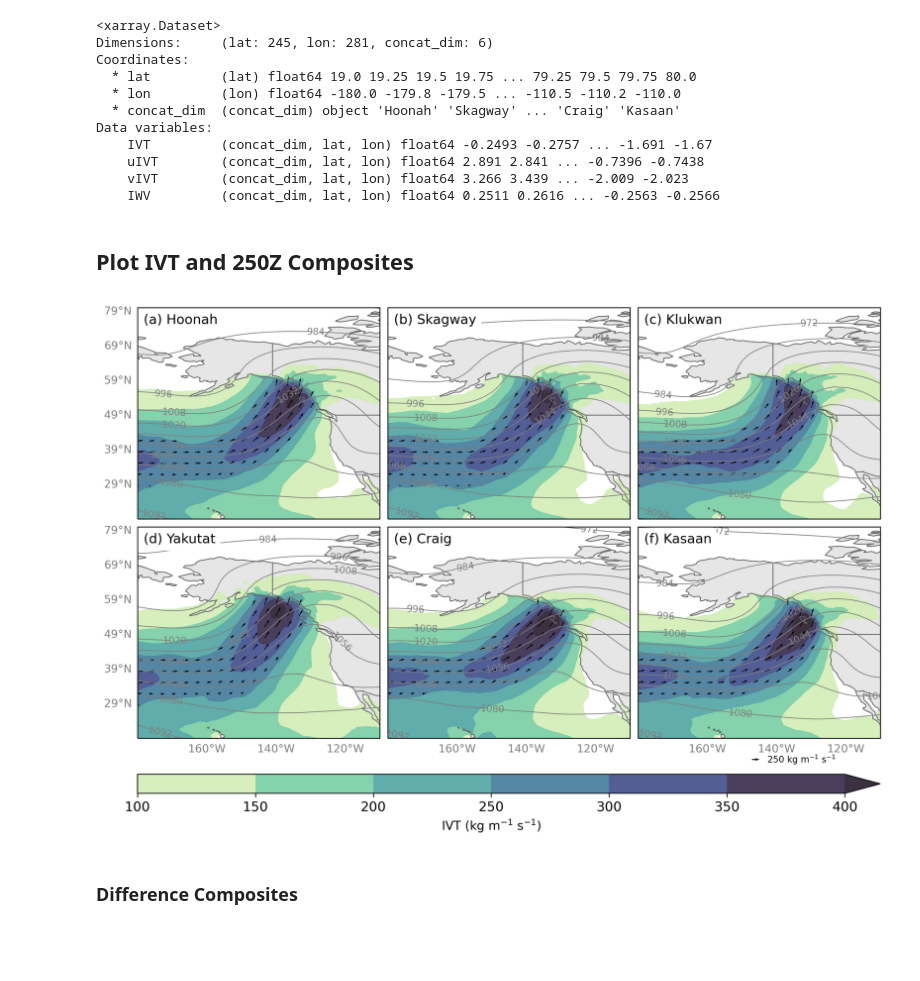
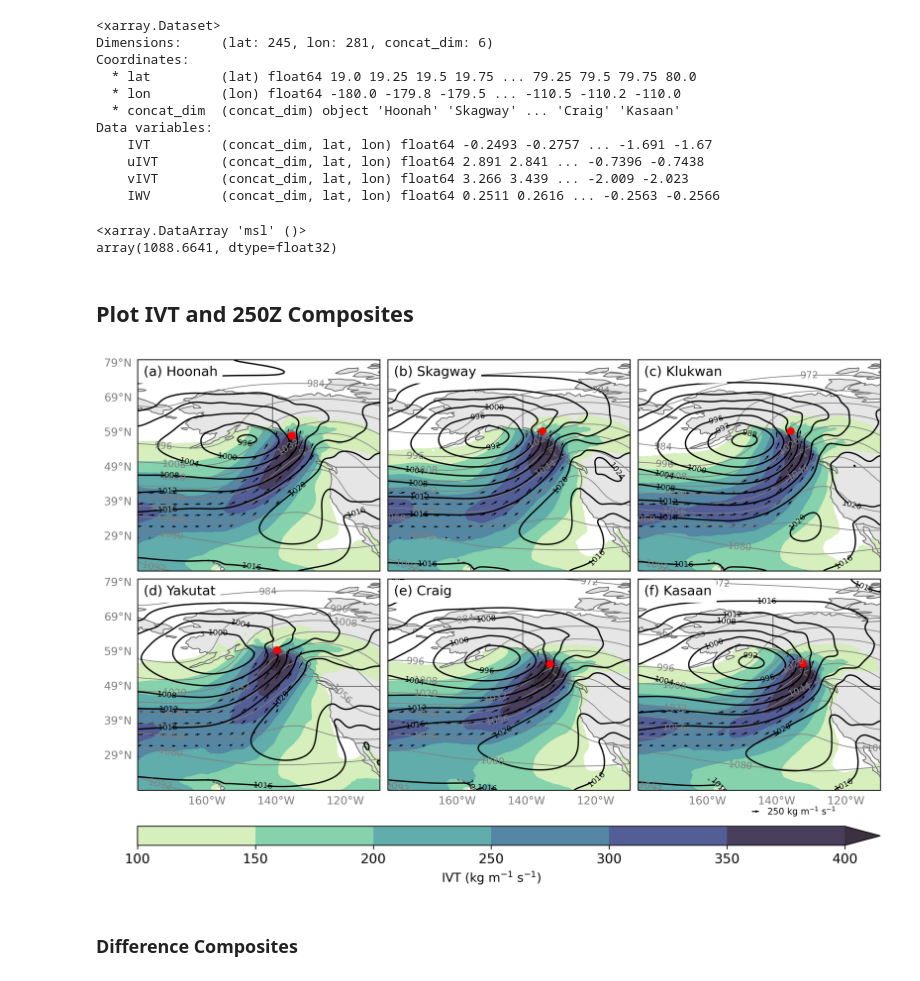
Before and after one commit to dlnash/SEAK_climatology, a Jupyter notebook: analysis/ivt_composites_plot-only.ipynb, the cells around one changed output. Cells and saved outputs as stored; diff of their text form; code cells hidden in the pictures; blank space fills up the shorter version.

Commit message:
update precipitation composites with elevation, add mslp to synoptic composites

```diff
--- a/analysis/ivt_composites_plot-only.ipynb
+++ b/analysis/ivt_composites_plot-only.ipynb
@@ -51,6 +50,7 @@ path_to_figs = '../figs/'      # figures
 community_lst = ['Hoonah', 'Skagway', 'Klukwan', 'Yakutat', 'Craig', 'Kasaan']
 z250_lst = []
 ivt_lst = []
+mslp_lst = []
 for i, community in enumerate(community_lst):
     # open 250z data
     fname = path_to_data + 'preprocessed/ERA5_250Z_daily_{0}.nc'.format(community)
@@ -63,6 +63,10 @@ for i, community in enumerate(community_lst):
     ivt = xr.open_dataset(fname)
     ivt_lst.append(ivt)
 
+    fname = path_to_data + 'preprocessed/ERA5_mslp_daily_{0}.nc'.format(community)
+    mslp = xr.open_dataset(fname)
+    mslp_lst.append(mslp)
+
 z250_lst[0]
 # %% [output]
 <xarray.Dataset>
@@ -77,13 +81,17 @@ Data variables:
 ## merge all communities into single DS with "community name" as axis
 ivt_comp = xr.concat(ivt_lst, dim=community_lst)
 z250_comp = xr.concat(z250_lst, dim=community_lst)
+mslp_comp = xr.concat(mslp_lst, dim=community_lst)
+
 ## calculate average of all 6 communities
 ivt_mean = ivt_comp.mean('concat_dim')
 z250_mean = z250_comp.mean('concat_dim')
+mslp_mean = mslp_comp.mean('concat_dim')
 
 ## subtract the mean from the original composites
 ivt_diff = ivt_comp - ivt_mean
 z250_diff = z250_comp - z250_mean
+mslp_diff = mslp_comp - mslp_mean
 ivt_diff
 # %% [output]
 <xarray.Dataset>
@@ -97,6 +105,11 @@ Data variables:
     uIVT        (concat_dim, lat, lon) float64 2.891 2.841 ... -0.7396 -0.7438
     vIVT        (concat_dim, lat, lon) float64 3.266 3.439 ... -2.009 -2.023
     IWV         (concat_dim, lat, lon) float64 0.2511 0.2616 ... -0.2563 -0.2566
+# %%
+mslp_diff.msl.max()
+# %% [output]
+<xarray.DataArray 'msl' ()>
+array(1088.6641, dtype=float32)
 # %% [markdown]
 ## Plot IVT and 250Z Composites
 # %%
@@ -116,6 +129,12 @@ ext1 = [-180., -110., 19, 80] # extent of CIMSS Plots
 
 # list of letters to append to titles
 letter_lst = list(map(chr, range(97, 123)))
+
+# locations of communities
+xs = [-135.4519, -135.3277, -135.8894, -139.671, -133.1358, -132.4009]
+ys = [58.1122, 59.4538, 59.3988, 59.5121, 55.4769, 55.5400]
+lbl1 = ['Hoonah', 'Skagway', 'Klukwan', 'Yakutat', 'Craig', 'Kasaan']
+lbl_align = ['center', 'left', 'right', 'center', 'right', 'left'] # where the labels go
 # %%
 left_lat_lst = [True, False, False, True, False, False]
 bottom_lon_lst = [False, False, False, True, True, True]
@@ -128,6 +147,10 @@ fmt = 'png'
 
 nrows = 2
 ncols = 3
+
+# contour labels
+kw_clabels = {'fontsize': 7, 'inline': True, 'inline_spacing': 7, 'fmt': '%i',
+              'rightside_up': True, 'use_clabeltext': True}
 
 # Set up Axes Grid
 axes_class = (GeoAxes,dict(projection=mapcrs))
@@ -162,34 +185,48 @@ for k, ax in enumerate(axgr):
               angles='xy', scale_units='xy', scale=125, units='xy')
 
     # ax.set_title(community_lst[k], loc='left', fontsize=10)
     titlestring = '({0}) {1}'.format(letter_lst[k], community_lst[k])
     ax.text(0.025, 0.9725, titlestring, ha='left', va='top', transform=ax.transAxes, fontsize=12., backgroundcolor='white', zorder=101)
 
     # Contour Lines
     lats = data.lat.values
     lons = data.lon.values
     hgts = data.z.values/(10) # convert to dekameters # 250-hPa Heights
     clevs = np.arange(696, 1280, 12)
     cs = ax.contour(lons, lats, hgts, transform=datacrs,
                     levels=clevs, colors='grey', linewidths=0.7)
     plt.clabel(cs, fmt='%d',fontsize=8.5, inline_spacing=5)
 
+    # Plot MSLP
+    slp = mslp_comp.sel(concat_dim=community_lst[k])
+    lats = slp.lat.values
+    lons = slp.lon.values
+    clevs_slp = np.arange(800., 1120., 4)
+    slp_smooth = gaussian_filter(slp.msl.values/100., sigma=4)
+    cs2 = ax.contour(lons, lats, slp_smooth, transform=datacrs,
+                     levels=clevs_slp, colors='k',
+                     linewidths=1.25, linestyles='solid')
+    plt.clabel(cs2, **kw_clabels)
+
+    # Plot Location of community pts
+    ax.plot(xs[k], ys[k], 'ro', markersize=6, transform=datacrs)
+
 
 # Colorbar (single)
 cb = fig.colorbar(cf, axgr.cbar_axes[0], orientation='horizontal', drawedges=False)
 cb.set_label('IVT (kg m$^{-1}$ s$^{-1}$)', fontsize=11)
 cb.ax.tick_params(labelsize=12)
 
 # quiver key
 qk = ax.quiverkey(Q, 0.5, -0.1, 250, '250 kg m$^{-1}$ s$^{-1}$', labelpos='E',
                   coordinates='axes', fontproperties={'size': 8.0})
 
 fig.savefig('%s.%s' %(fname, fmt), bbox_inches='tight', dpi=fig.dpi)
 
 # Show
 plt.show()
 # %% [output]
-[figure, old version]
+[figure, new version]
 # %% [markdown]
 ### Difference Composites
 # %% [markdown]
```
Also changed, not shown: parts of 4 cells of this notebook, 7 other files.
